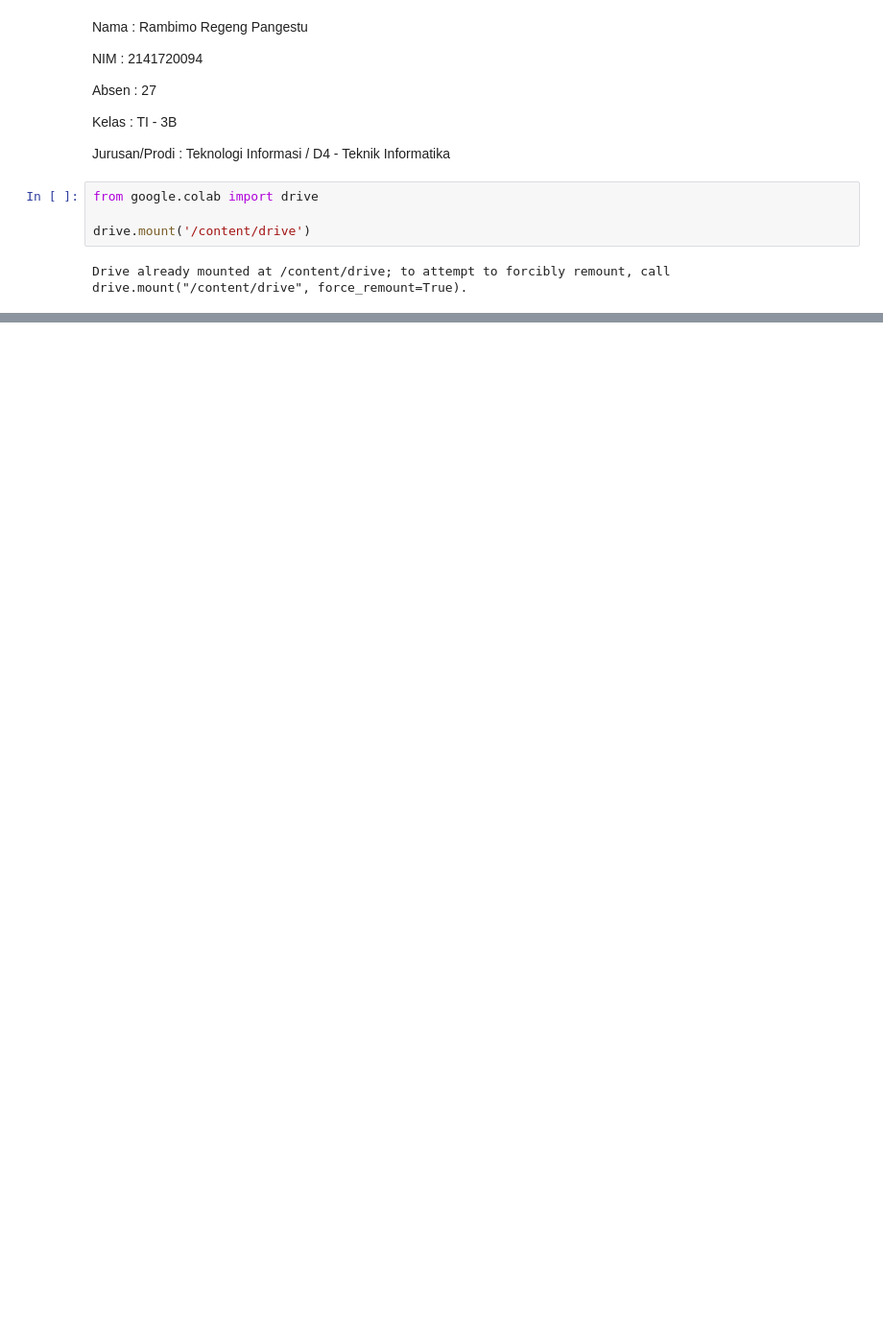
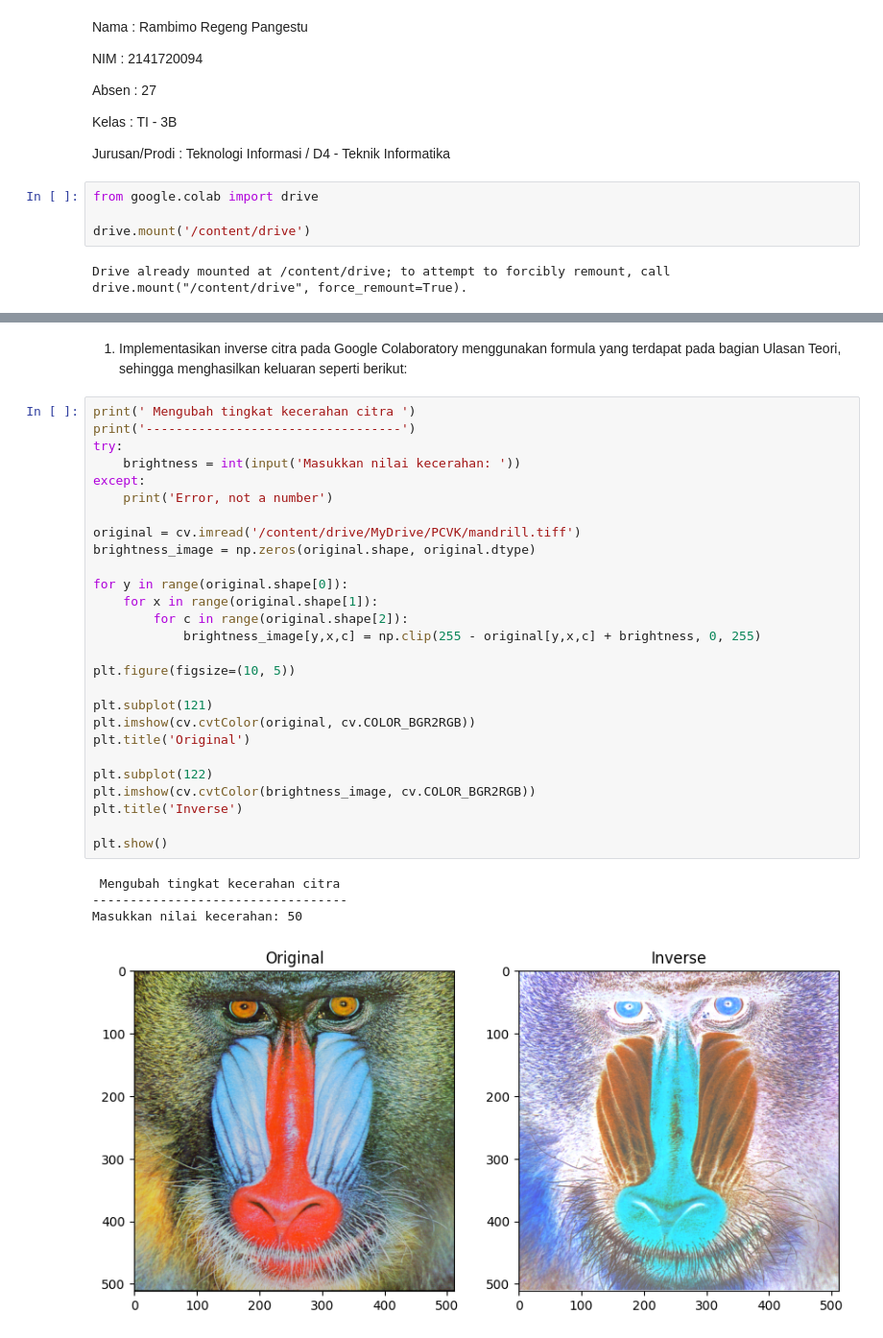
Before and after one commit to Rambimo/PCVK_Ganjil_2023, a Jupyter notebook: Week3.ipynb, the cells around one changed output, grey strips where cells are left out. Shown at 96% size. Cells and saved outputs as stored; diff of their text form; blank space fills up the shorter version.

```diff
--- a/Week3.ipynb
+++ b/Week3.ipynb
@@ -46,3 +49,37 @@ cv2_imshow(final_frame)
 ----------------------------------
 Masukkan nilai kecerahan: 50
 [figure]
+# %% [markdown]
+1. Implementasikan inverse citra pada Google Colaboratory menggunakan formula yang terdapat pada bagian Ulasan Teori, sehingga menghasilkan keluaran seperti berikut:
+# %%
+print(' Mengubah tingkat kecerahan citra ')
+print('----------------------------------')
+try:
+    brightness = int(input('Masukkan nilai kecerahan: '))
+except:
+    print('Error, not a number')
+
+original = cv.imread('/content/drive/MyDrive/PCVK/mandrill.tiff')
+brightness_image = np.zeros(original.shape, original.dtype)
+
+for y in range(original.shape[0]):
+    for x in range(original.shape[1]):
+        for c in range(original.shape[2]):
+            brightness_image[y,x,c] = np.clip(255 - original[y,x,c] + brightness, 0, 255)
+
+plt.figure(figsize=(10, 5))
+
+plt.subplot(121)
+plt.imshow(cv.cvtColor(original, cv.COLOR_BGR2RGB))
+plt.title('Original')
+
+plt.subplot(122)
+plt.imshow(cv.cvtColor(brightness_image, cv.COLOR_BGR2RGB))
+plt.title('Inverse')
+
+plt.show()
+# %% [output]
+ Mengubah tingkat kecerahan citra
+----------------------------------
+Masukkan nilai kecerahan: 50
+[figure, added]
```
Also changed, not shown: parts of 10 cells of this notebook.
